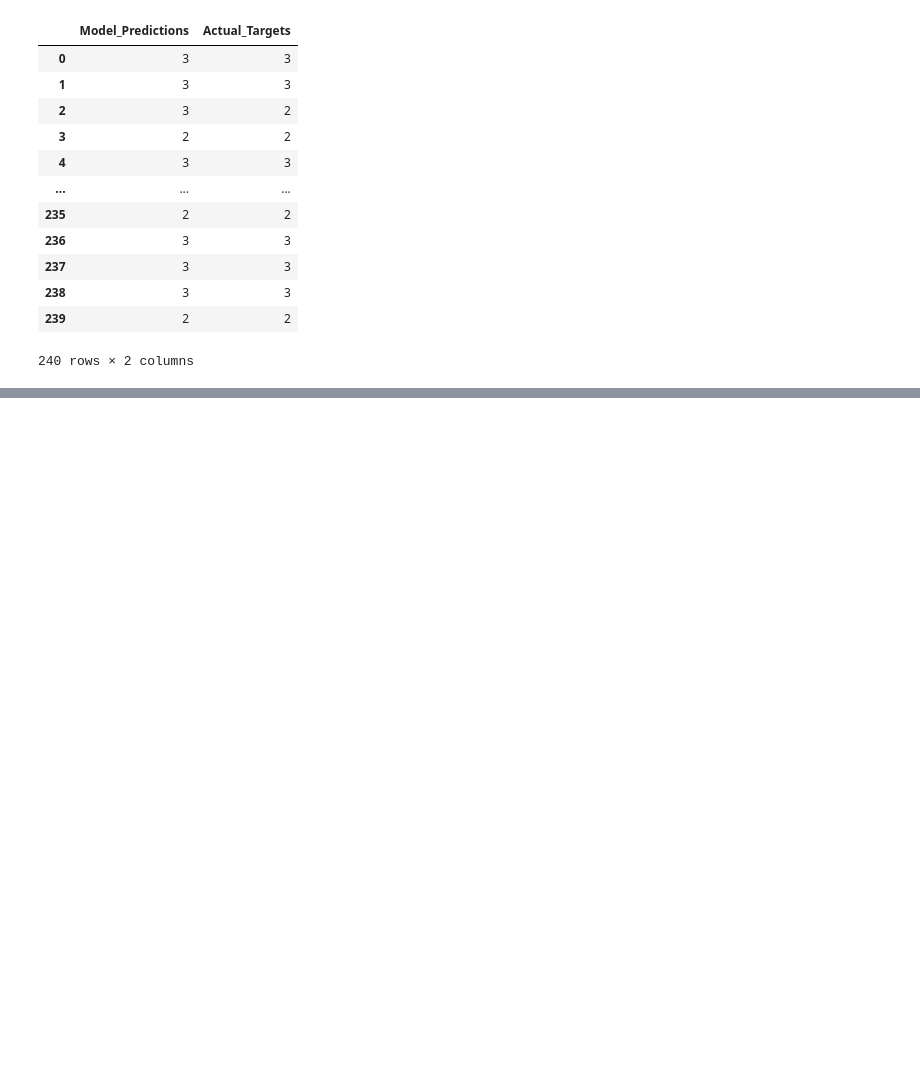
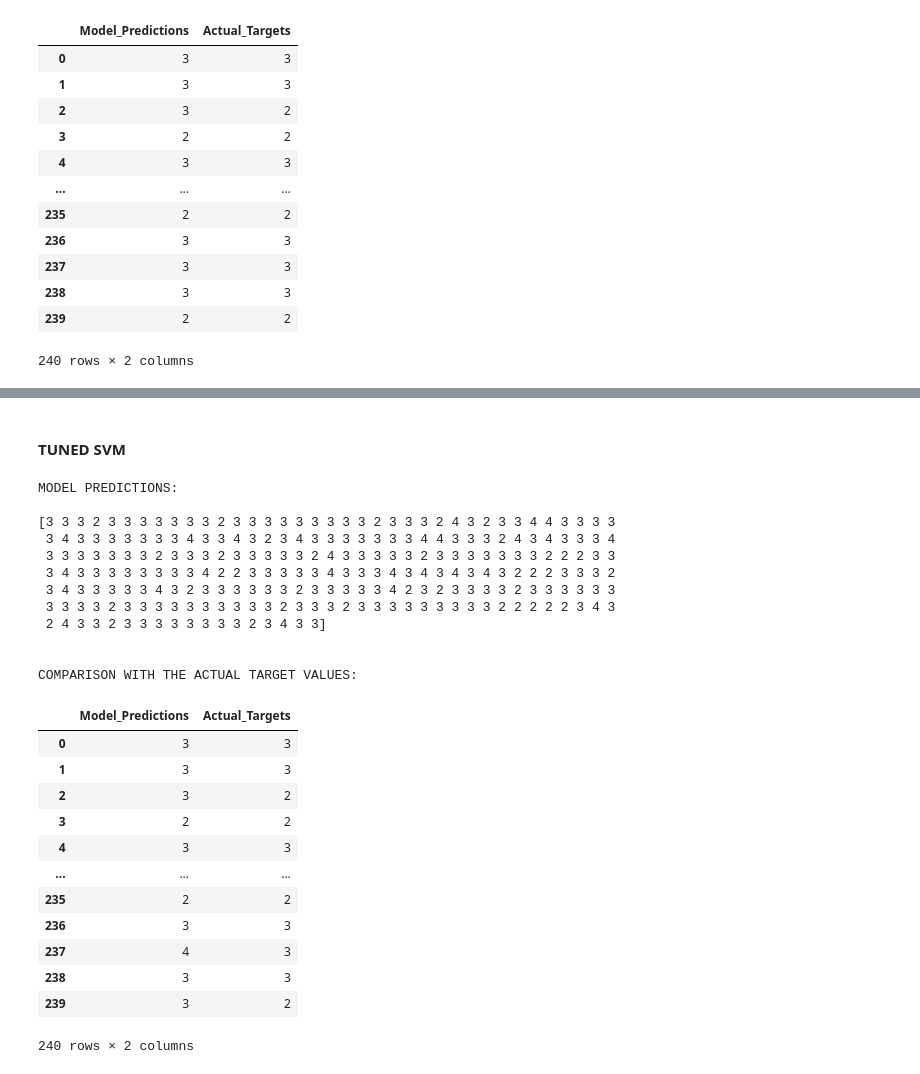
Before and after one commit to shanusaras/Employees_performance_analysis, a Jupyter notebook: src/models/predict_model.ipynb, the cells around one changed output, grey strips where cells are left out. Drawn from its saved outputs; the diff is of its cells as text; code cells hidden in the pictures; blank space fills up the shorter version.

```diff
--- a/src/models/predict_model.ipynb
+++ b/src/models/predict_model.ipynb
@@ -152,0 +215,31 @@ COMPARISON WITH THE ACTUAL TARGET VALUES:
+# %% [markdown]
+#### **TUNED SVM**
+# %%
+# calling the function for prediction
+MODEL_PREDICTIONS(model= "trained_model_tuned_svm.pkl",  predict_model_filename= "predict_model_tuned_svm.csv")
+# %% [output]
+MODEL PREDICTIONS:
+
+[3 3 3 2 3 3 3 3 3 3 3 2 3 3 3 3 3 3 3 3 3 2 3 3 3 2 4 3 2 3 3 4 4 3 3 3 3
+ 3 4 3 3 3 3 3 3 3 4 3 3 4 3 2 3 4 3 3 3 3 3 3 3 4 4 3 3 3 2 4 3 4 3 3 3 4
+ 3 3 3 3 3 3 3 2 3 3 3 2 3 3 3 3 3 2 4 3 3 3 3 3 2 3 3 3 3 3 3 3 2 2 2 3 3
+ 3 4 3 3 3 3 3 3 3 3 4 2 2 3 3 3 3 3 4 3 3 3 4 3 4 3 4 3 4 3 2 2 2 3 3 3 2
+ 3 4 3 3 3 3 3 4 3 2 3 3 3 3 3 3 2 3 3 3 3 3 4 2 3 2 3 3 3 3 2 3 3 3 3 3 3
+ 3 3 3 3 2 3 3 3 3 3 3 3 3 3 3 2 3 3 3 2 3 3 3 3 3 3 3 3 3 2 2 2 2 2 3 4 3
+ 2 4 3 3 2 3 3 3 3 3 3 3 3 2 3 4 3 3]
+
+
+COMPARISON WITH THE ACTUAL TARGET VALUES:
+|  | Model_Predictions | Actual_Targets |
+| 0 | 3 | 3 |
+| 1 | 3 | 3 |
+| 2 | 3 | 2 |
+| 3 | 2 | 2 |
+| 4 | 3 | 3 |
+| ... | ... | ... |
+| 235 | 2 | 2 |
+| 236 | 3 | 3 |
+| 237 | 4 | 3 |
+| 238 | 3 | 3 |
+| 239 | 3 | 2 |
+240 rows × 2 columns
```
Also changed, not shown: parts of 18 cells of this notebook.
